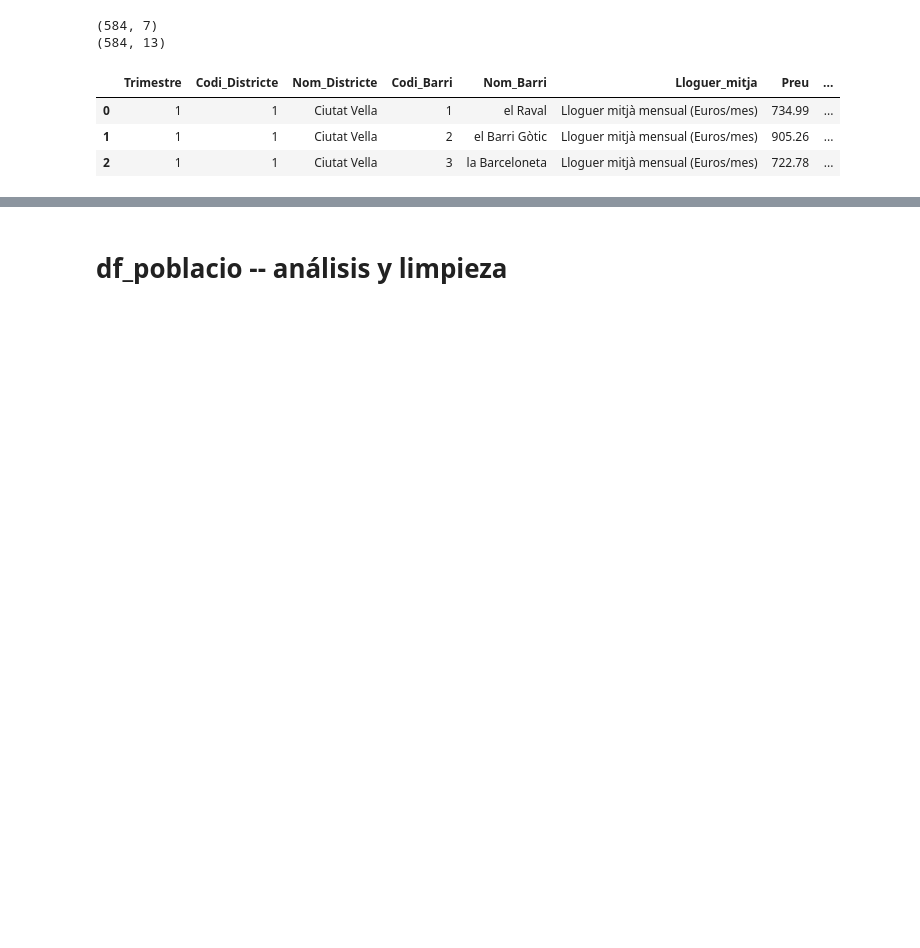
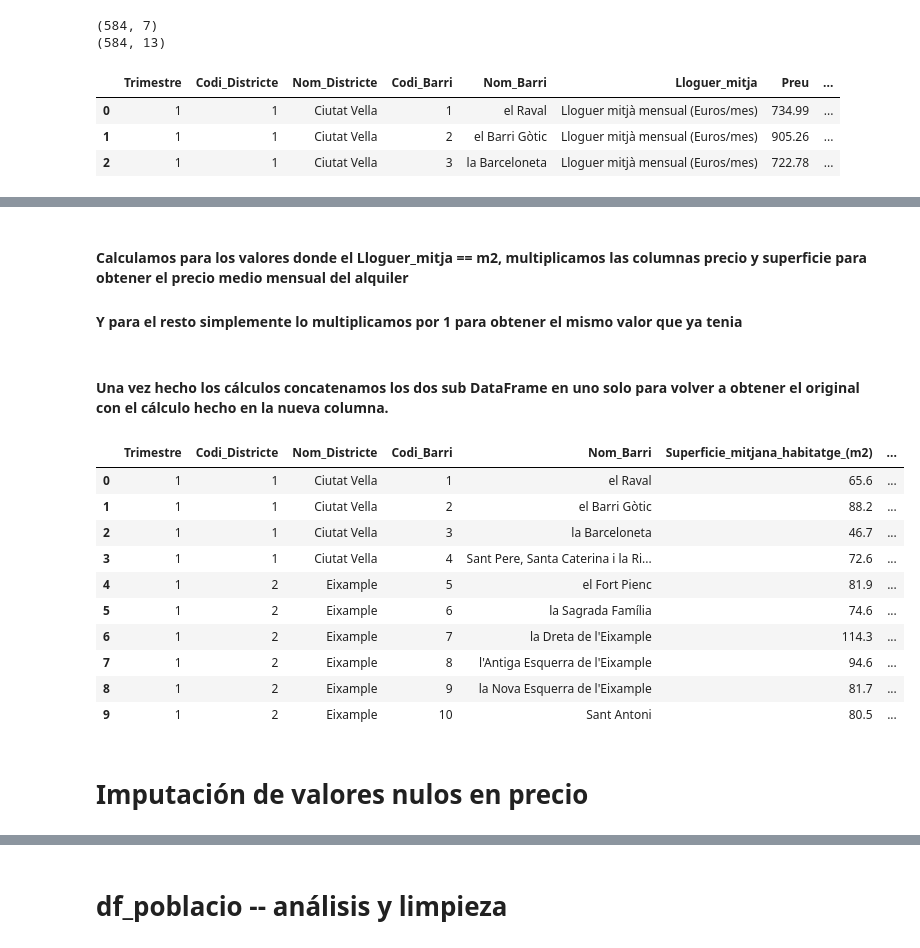
Before and after one commit to Sergiochueco/Hackato_JUMP2DIGITAL, a Jupyter notebook: EDA.ipynb, the cells around one changed output, grey strips where cells are left out. Drawn from its saved outputs; the diff is of its cells as text; code cells hidden in the pictures; blank space fills up the shorter version.

```diff
--- a/EDA.ipynb
+++ b/EDA.ipynb
@@ -381,0 +361,2 @@ df_lloguer.head(3)
+# %%
+df_lloguer['Preu_mitja_mensual'] = pd.Series()
@@ -381,0 +365,28 @@ df_lloguer.head(3)
+# %%
+df_lloguer_mitja_mensual = df_lloguer[df_lloguer['Lloguer_mitja']=="Lloguer mitjà mensual (Euros/mes)"]
+df_lloguer_mitja_superficie = df_lloguer[df_lloguer['Lloguer_mitja']=="Lloguer mitjà per superfície (Euros/m2 mes)"]
+# %% [markdown]
+#### Calculamos para los valores donde el Lloguer_mitja == m2, multiplicamos las columnas precio y superficie para obtener el precio medio mensual del alquiler
+
+#### Y para el resto simplemente lo multiplicamos por 1 para obtener el mismo valor que ya tenia
+# %%
+df_lloguer_mitja_superficie['Preu_mitja_mensual'] = df_lloguer_mitja_superficie['Preu']*df_lloguer_mitja_superficie['Superficie_mitjana_habitatge_(m2)']
+df_lloguer_mitja_mensual['Preu_mitja_mensual'] = df_lloguer_mitja_mensual['Preu']*1
+# %% [markdown]
+#### Una vez hecho los cálculos concatenamos los dos sub DataFrame en uno solo para volver a obtener el original con el cálculo hecho en la nueva columna.
+# %%
+df_lloguer = pd.concat([df_lloguer_mitja_mensual,df_lloguer_mitja_superficie])
+# %%
+df_lloguer.head(10) #comprobamos que este todo correcto y que no se haya desconfigurado nada
+# %% [output]
+|  | Trimestre | Codi_Districte | Nom_Districte | Codi_Barri | Nom_Barri | Superficie_mitjana_habitatge_(m2) | ... |
+| 0 | 1 | 1 | Ciutat Vella | 1 | el Raval | 65.6 | ... |
+| 1 | 1 | 1 | Ciutat Vella | 2 | el Barri Gòtic | 88.2 | ... |
+| 2 | 1 | 1 | Ciutat Vella | 3 | la Barceloneta | 46.7 | ... |
+| 3 | 1 | 1 | Ciutat Vella | 4 | Sant Pere, Santa Caterina i la Ri... | 72.6 | ... |
+| 4 | 1 | 2 | Eixample | 5 | el Fort Pienc | 81.9 | ... |
+| 5 | 1 | 2 | Eixample | 6 | la Sagrada Família | 74.6 | ... |
+| 6 | 1 | 2 | Eixample | 7 | la Dreta de l'Eixample | 114.3 | ... |
+| 7 | 1 | 2 | Eixample | 8 | l'Antiga Esquerra de l'Eixample | 94.6 | ... |
+| 8 | 1 | 2 | Eixample | 9 | la Nova Esquerra de l'Eixample | 81.7 | ... |
+| 9 | 1 | 2 | Eixample | 10 | Sant Antoni | 80.5 | ... |
@@ -381,0 +397,2 @@ df_lloguer.head(3)
+# %% [markdown]
+# Imputación de valores nulos en precio
```
Also changed, not shown: parts of 31 cells of this notebook.
